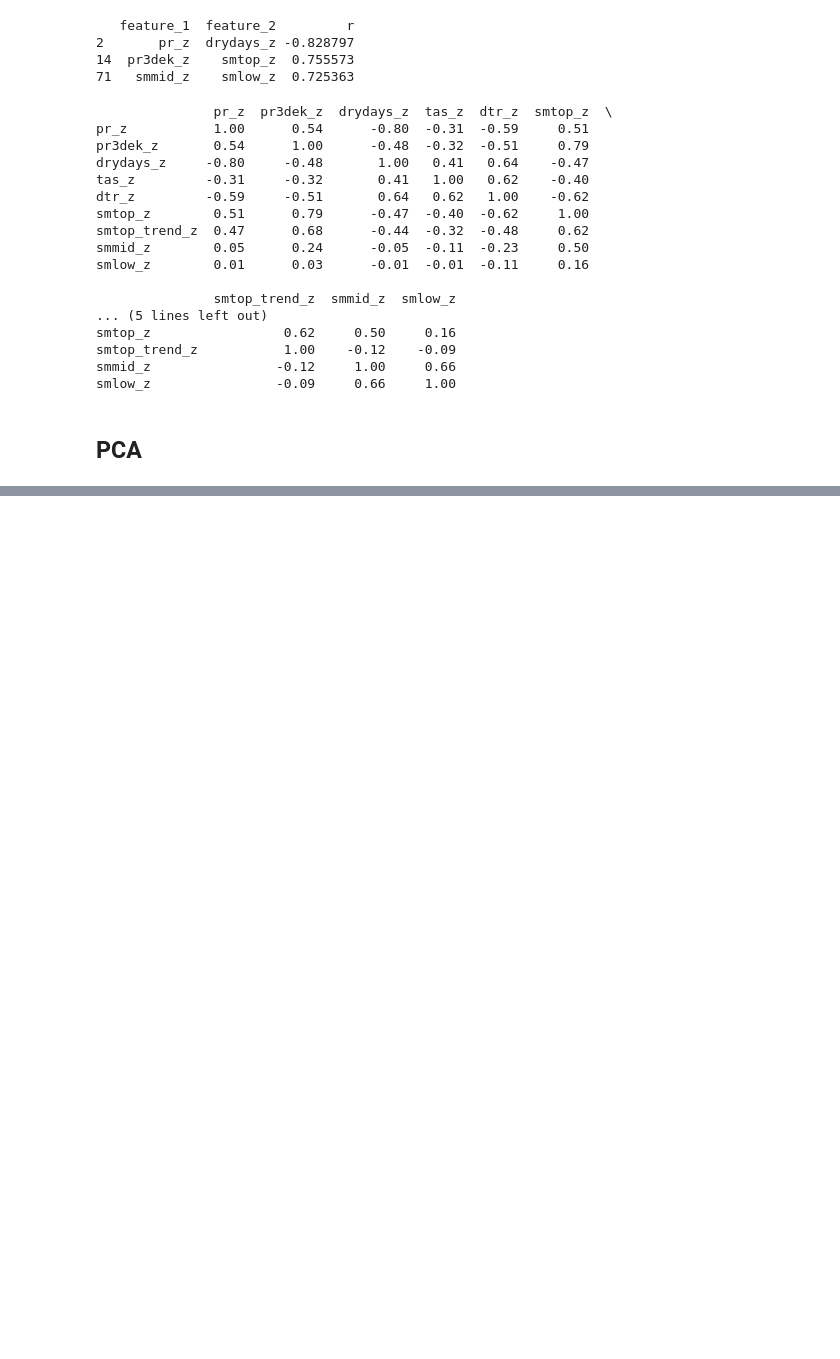
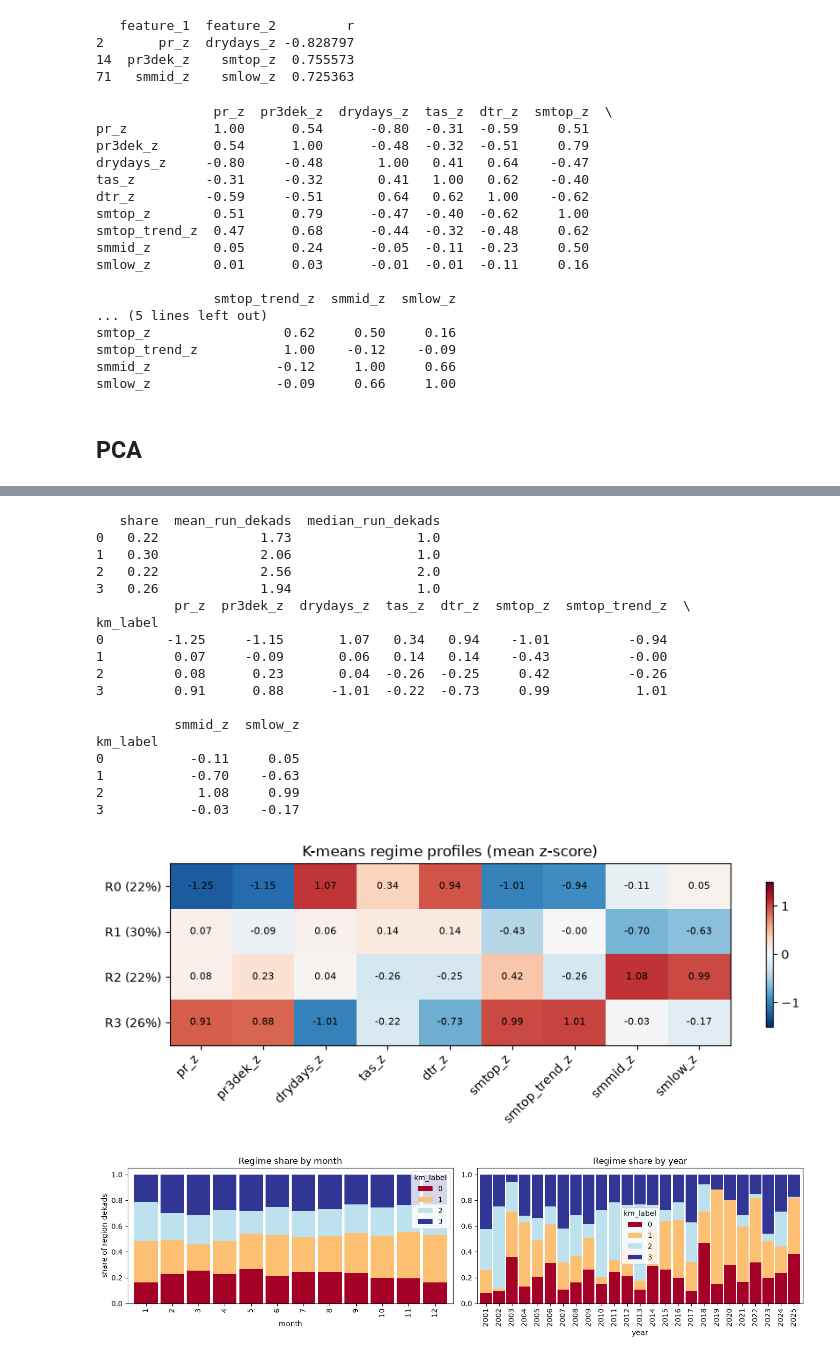
Before and after one commit to frankepolina/ai4hws_portfolioproject, a Jupyter notebook: dev/explore_features.ipynb, the cells around one changed output, grey strips where cells are left out. Cells and saved outputs as stored; diff of their text form; code cells hidden in the pictures; blank space fills up the shorter version.

```diff
--- a/dev/explore_features.ipynb
+++ b/dev/explore_features.ipynb
@@ -342,0 +515,64 @@ PC4    -0.15
+# %%
+def profile(df, label_col, feat_cols):
+    k = df[label_col].nunique()
+    prof = df.groupby(label_col)[feat_cols].mean()
+    size = df[label_col].value_counts(normalize=True).sort_index().rename("share")
+
+    # run lengths per regime (consecutive dekads in the same regime within one region)
+    runs = {lab: [] for lab in range(k)}
+    for _, g in df.groupby("region_id"):
+        s = g[label_col].values
+        change = np.flatnonzero(np.diff(s) != 0) + 1
+        for a, b in zip(np.r_[0, change], np.r_[change, len(s)]):
+            runs[s[a]].append(b - a)
+    run_mean = pd.Series({l: np.mean(r) for l, r in runs.items()}, name="mean_run_dekads")
+    run_med = pd.Series({l: np.median(r) for l, r in runs.items()}, name="median_run_dekads")
+
+    return prof, pd.concat([size, run_mean, run_med], axis=1)
+
+prof_km, info_km = profile(ml_df, "km_label", feat_cols)
+print(info_km.round(2)); print(prof_km.round(2))
+
+# 1) feature-mean heatmap
+fig, ax = plt.subplots(figsize=(9, 3.5))
+im = ax.imshow(prof_km, cmap="RdBu_r", vmin=-1.5, vmax=1.5, aspect="auto")
+ax.set_xticks(range(len(feat_cols)), feat_cols, rotation=45, ha="right")
+ax.set_yticks(range(K), [f"R{i} ({info_km.loc[i,'share']:.0%})" for i in range(K)])
+for i in range(K):
+    for j in range(len(feat_cols)):
+        ax.text(j, i, f"{prof_km.iloc[i, j]:.2f}", ha="center", va="center", fontsize=8)
+fig.colorbar(im, shrink=0.8); ax.set_title("K-means regime profiles (mean z-score)")
+plt.tight_layout(); plt.show()
+
+# 2) seasonality: share of each regime per month
+fig, axes = plt.subplots(1, 2, figsize=(14, 3.8))
+season = pd.crosstab(ml_df["month"], ml_df["km_label"], normalize="index")
+season.plot(kind="bar", stacked=True, ax=axes[0], colormap="RdYlBu", width=0.9)
+axes[0].set_title("Regime share by month"); axes[0].set_ylabel("share of region-dekads")
+
+# 3) the key plot: share of each regime per year
+yearly = pd.crosstab(ml_df["year"], ml_df["km_label"], normalize="index")
+yearly.plot(kind="bar", stacked=True, ax=axes[1], colormap="RdYlBu", width=0.9)
+axes[1].set_title("Regime share by year")
+plt.tight_layout(); plt.show()
+# %% [output]
+   share  mean_run_dekads  median_run_dekads
+0   0.22             1.73                1.0
+1   0.30             2.06                1.0
+2   0.22             2.56                2.0
+3   0.26             1.94                1.0
+          pr_z  pr3dek_z  drydays_z  tas_z  dtr_z  smtop_z  smtop_trend_z  \
+km_label
+0        -1.25     -1.15       1.07   0.34   0.94    -1.01          -0.94
+1         0.07     -0.09       0.06   0.14   0.14    -0.43          -0.00
+2         0.08      0.23       0.04  -0.26  -0.25     0.42          -0.26
+3         0.91      0.88      -1.01  -0.22  -0.73     0.99           1.01
+
+          smmid_z  smlow_z
+km_label
+0           -0.11     0.05
+1           -0.70    -0.63
+2            1.08     0.99
+3           -0.03    -0.17
+[figure, added]
+[figure, added]
```
Also changed, not shown: parts of 26 cells of this notebook.
